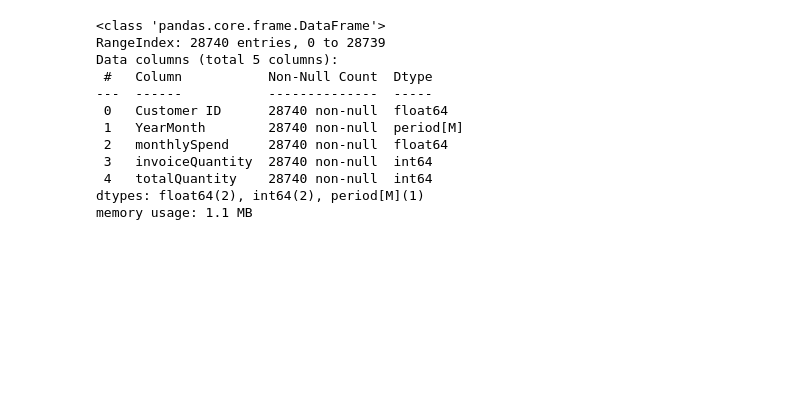
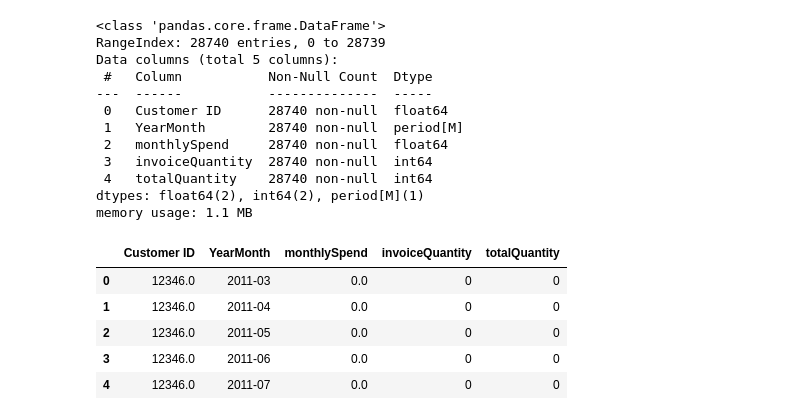
Before and after one commit to JuanMartinN02/Construccion-de-un-Modelo-de-estimacion-de-CLV-mediante-redes-neuronales-para-DHL, a Jupyter notebook: clvpredictiongrurnn.ipynb, the cells around one changed output. Drawn from its saved outputs; the diff is of its cells as text; code cells hidden in the pictures; blank space fills up the shorter version.

```diff
--- a/clvpredictiongrurnn.ipynb
+++ b/clvpredictiongrurnn.ipynb
@@ -361,3 +361,12 @@ Data columns (total 5 columns):
  4   totalQuantity    28740 non-null  int64
 dtypes: float64(2), int64(2), period[M](1)
 memory usage: 1.1 MB
+# %%
+monthlyDataFull.head(5)
+# %% [output]
+|  | Customer ID | YearMonth | monthlySpend | invoiceQuantity | totalQuantity |
+| 0 | 12346.0 | 2011-03 | 0.0 | 0 | 0 |
+| 1 | 12346.0 | 2011-04 | 0.0 | 0 | 0 |
+| 2 | 12346.0 | 2011-05 | 0.0 | 0 | 0 |
+| 3 | 12346.0 | 2011-06 | 0.0 | 0 | 0 |
+| 4 | 12346.0 | 2011-07 | 0.0 | 0 | 0 |
```
Also changed, not shown: parts of 2 cells of this notebook.
